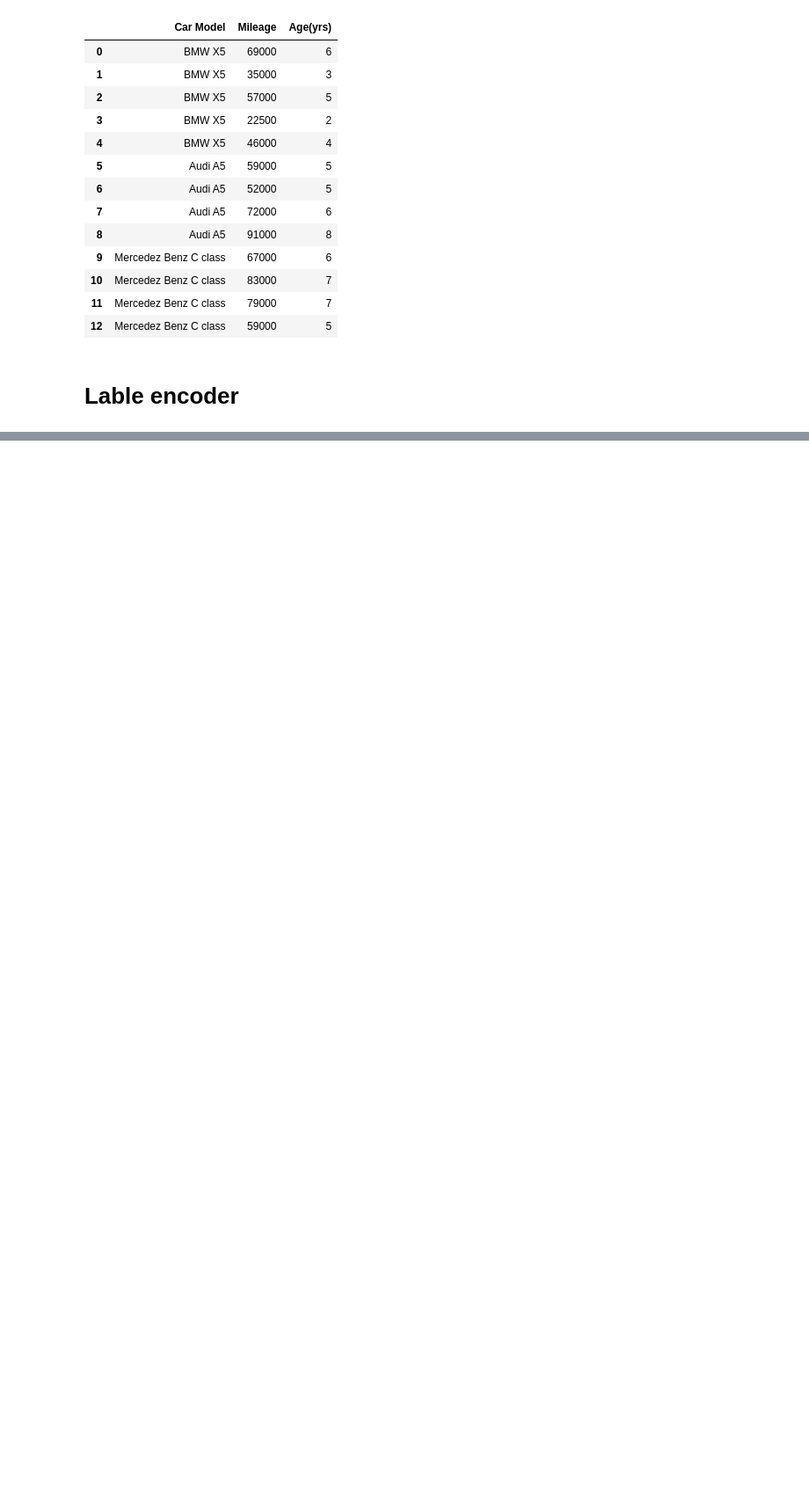
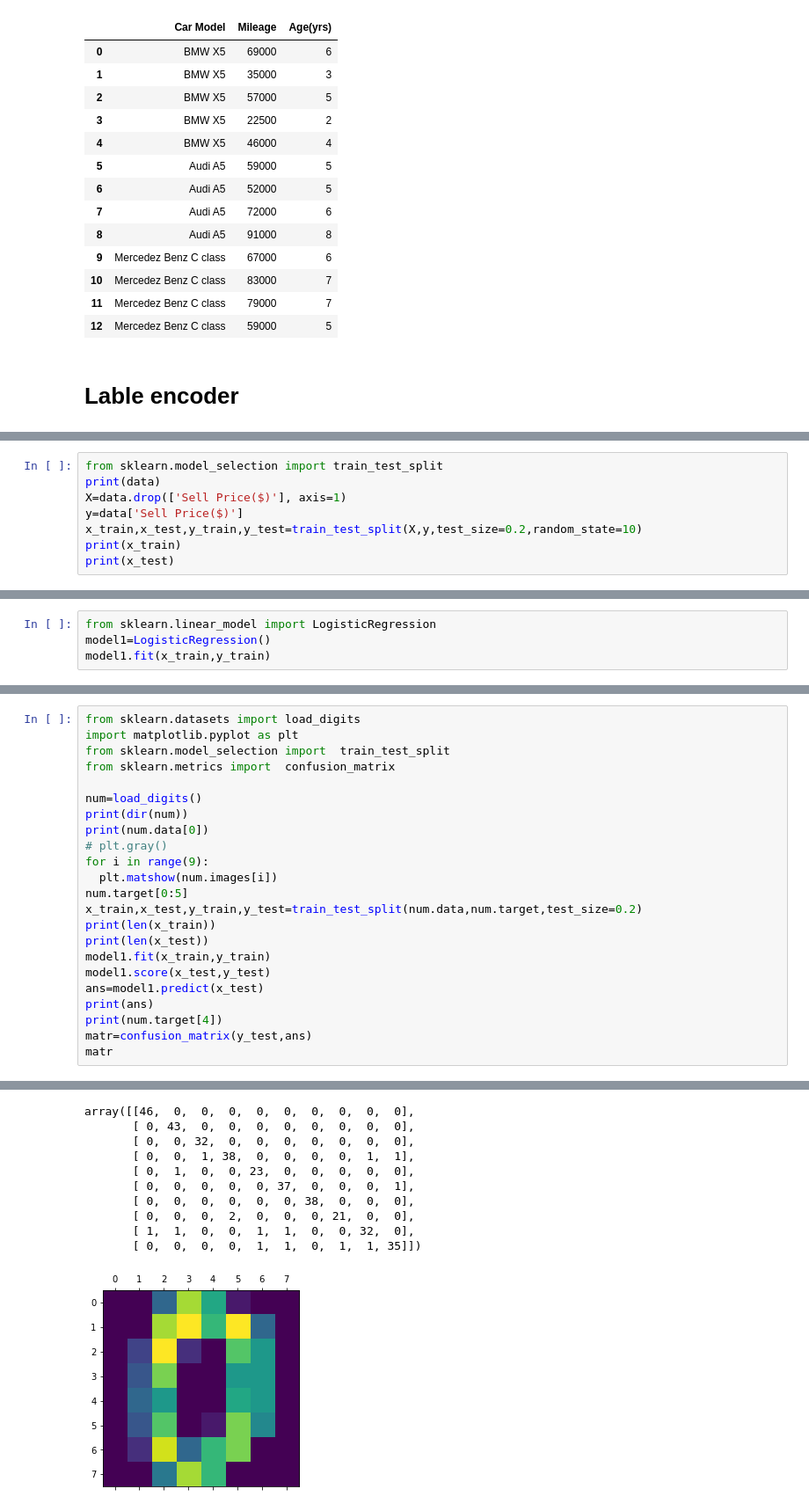
Before and after one commit to uvanshankarsj/machine-learning, a Jupyter notebook: machinelearning.ipynb, the cells around one changed output, grey strips where cells are left out. Shown at 88% size. Drawn from its saved outputs; the diff is of its cells as text; blank space fills up the shorter version.

```diff
--- a/machinelearning.ipynb
+++ b/machinelearning.ipynb
@@ -210,0 +273,8 @@ array([29490.17113662])
+# %%
+from sklearn.model_selection import train_test_split
+print(data)
+X=data.drop(['Sell Price($)'], axis=1)
+y=data['Sell Price($)']
+x_train,x_test,y_train,y_test=train_test_split(X,y,test_size=0.2,random_state=10)
+print(x_train)
+print(x_test)
@@ -210,0 +301,4 @@ array([29490.17113662])
+# %%
+from sklearn.linear_model import LogisticRegression
+model1=LogisticRegression()
+model1.fit(x_train,y_train)
@@ -210,0 +309,24 @@ array([29490.17113662])
+# %%
+from sklearn.datasets import load_digits
+import matplotlib.pyplot as plt
+from sklearn.model_selection import  train_test_split
+from sklearn.metrics import  confusion_matrix
+
+num=load_digits()
+print(dir(num))
+print(num.data[0])
+# plt.gray()
+for i in range(9):
+  plt.matshow(num.images[i])
+num.target[0:5]
+x_train,x_test,y_train,y_test=train_test_split(num.data,num.target,test_size=0.2)
+print(len(x_train))
+print(len(x_test))
+model1.fit(x_train,y_train)
+model1.score(x_test,y_test)
+ans=model1.predict(x_test)
+print(ans)
+print(num.target[4])
+matr=confusion_matrix(y_test,ans)
+matr
+# %% [output]
@@ -210,0 +358,11 @@ array([29490.17113662])
+array([[46,  0,  0,  0,  0,  0,  0,  0,  0,  0],
+       [ 0, 43,  0,  0,  0,  0,  0,  0,  0,  0],
+       [ 0,  0, 32,  0,  0,  0,  0,  0,  0,  0],
+       [ 0,  0,  1, 38,  0,  0,  0,  0,  1,  1],
+       [ 0,  1,  0,  0, 23,  0,  0,  0,  0,  0],
+       [ 0,  0,  0,  0,  0, 37,  0,  0,  0,  1],
+       [ 0,  0,  0,  0,  0,  0, 38,  0,  0,  0],
+       [ 0,  0,  0,  2,  0,  0,  0, 21,  0,  0],
+       [ 1,  1,  0,  0,  1,  1,  0,  0, 32,  0],
+       [ 0,  0,  0,  0,  1,  1,  0,  1,  1, 35]])
+[figure, added]
```
Also changed, not shown: parts of 28 cells of this notebook.
